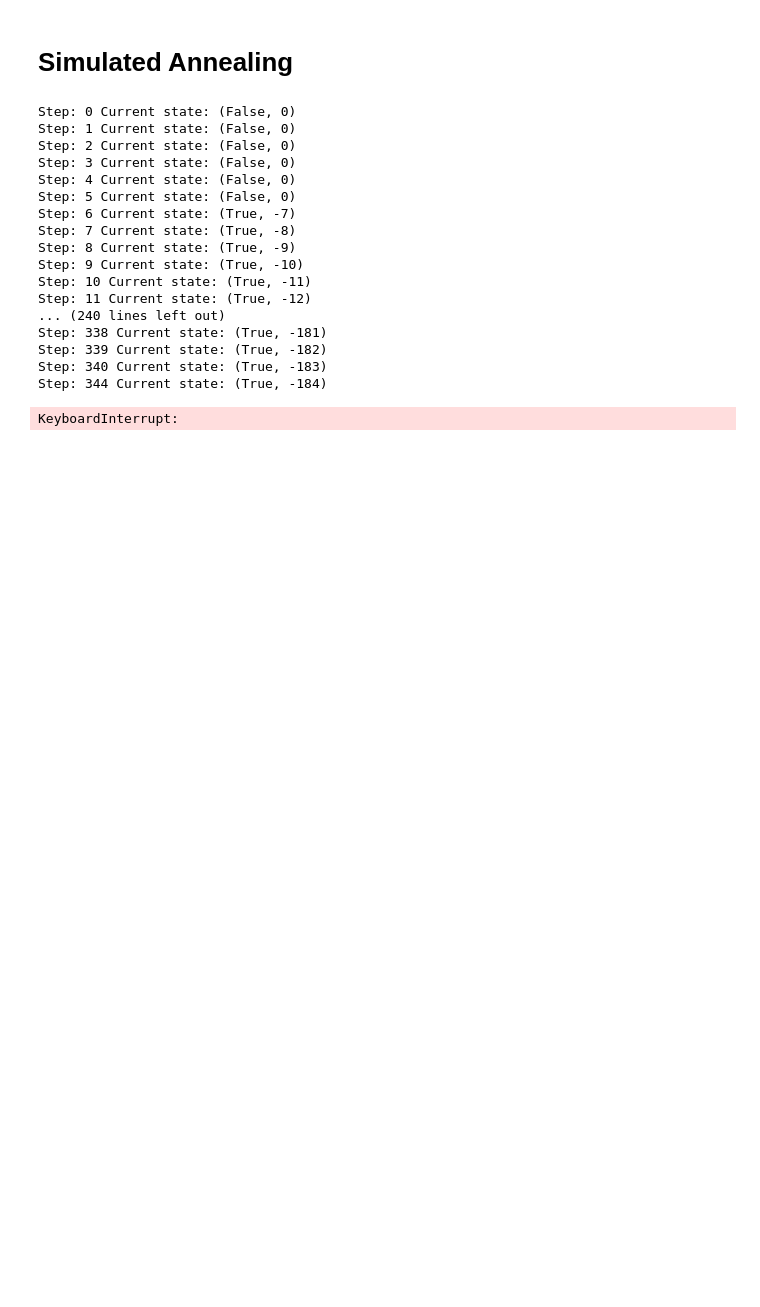
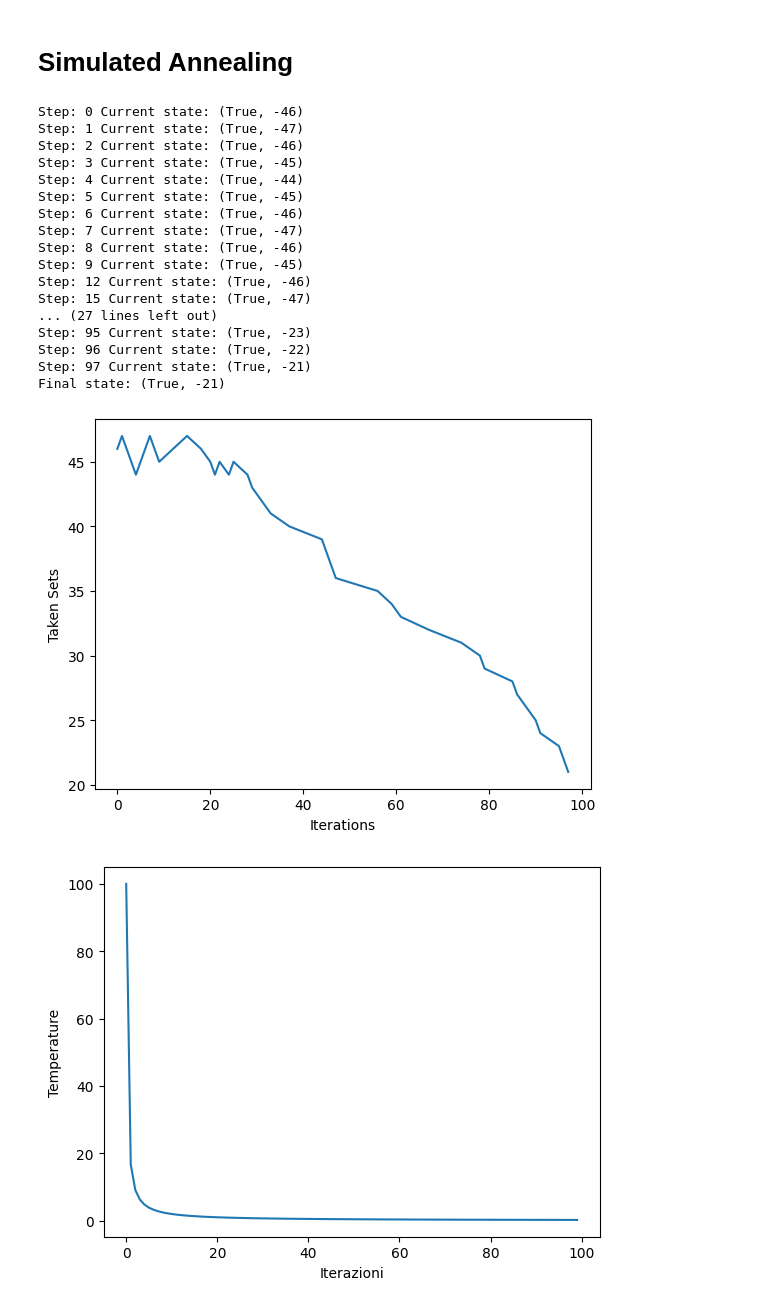
Before and after one commit to Nicocarad/ci23, a Jupyter notebook: Halloween.ipynb, the cells around one changed output. Cells and saved outputs as stored; diff of their text form; code cells hidden in the pictures; blank space fills up the shorter version.

```diff
--- a/Halloween.ipynb
+++ b/Halloween.ipynb
@@ -101,63 +107,61 @@ def acceptance_probability(current_solution, tweaked_solution, temp):
     x = -abs(current_solution[1] - tweaked_solution[1]) / temp
     return math.exp(x)
 # %%
-current_state = [choice([True, False]) for _ in range(num_sets[1])]
+current_state = [choice([True, False]) for _ in range(sets)]
 # current_state = [choice([False]) for _ in range(num_sets[1])]
-iterations = 2000
+
 temp_array = []
 probability_array = []
 taken_sets = []
 iteration_sets = []
 
 for step in range(iterations):
     new_state = tweak(current_state)
-    temp = iterations / (5*step + 1)
+    temp = iterations / (5 * step + 1)
     temp_array.append(temp)
     p = acceptance_probability(evaluate(current_state), evaluate(new_state), temp)
     probability_array.append(p)
 
     if evaluate(new_state) >= evaluate(current_state) or random() < p:
         current_state = new_state
         # print(current_state, evaluate(current_state))
         taken_sets.append(-evaluate(current_state)[1])
         iteration_sets.append(step)
         print("Step: " + str(step) + " Current state: " + str(evaluate(current_state)))
 
 print("Final state:", evaluate(current_state))
 
-plt.plot(iteration_sets,taken_sets)
-plt.xlabel('Iterazioni')
-plt.ylabel('Taken Sets')
-plt.title('Grafico dei taken sets in funzione delle iterazioni')
+plt.plot(iteration_sets, taken_sets)
+plt.xlabel("Iterations")
+plt.ylabel("Taken Sets")
 plt.show()
 
-plt.plot(range(iterations),temp_array)
-plt.xlabel('Iterazioni')
-plt.ylabel('Valori di temp_array')
-plt.title('Grafico di temp_array in funzione delle iterazioni')
+plt.plot(range(iterations), temp_array)
+plt.xlabel("Iterazioni")
+plt.ylabel("Temperature")
 plt.show()
 
-plt.plot(range(iterations),probability_array)
-plt.xlabel('Iterazioni')
-plt.ylabel('Valori di probability_array')
-plt.title('Grafico di probability_array in funzione delle iterazioni')
+plt.plot(range(iterations), probability_array)
+plt.xlabel("Iterations")
+plt.ylabel("Acceptance Probability")
 plt.show()
 # %% [output]
-Step: 0 Current state: (False, 0)
-Step: 1 Current state: (False, 0)
-Step: 2 Current state: (False, 0)
-Step: 3 Current state: (False, 0)
-Step: 4 Current state: (False, 0)
-Step: 5 Current state: (False, 0)
-Step: 6 Current state: (True, -7)
-Step: 7 Current state: (True, -8)
-Step: 8 Current state: (True, -9)
-Step: 9 Current state: (True, -10)
-Step: 10 Current state: (True, -11)
-Step: 11 Current state: (True, -12)
-... (240 lines left out)
-Step: 338 Current state: (True, -181)
-Step: 339 Current state: (True, -182)
-Step: 340 Current state: (True, -183)
-Step: 344 Current state: (True, -184)
+Step: 0 Current state: (True, -46)
+Step: 1 Current state: (True, -47)
+Step: 2 Current state: (True, -46)
+Step: 3 Current state: (True, -45)
+Step: 4 Current state: (True, -44)
+Step: 5 Current state: (True, -45)
+Step: 6 Current state: (True, -46)
+Step: 7 Current state: (True, -47)
+Step: 8 Current state: (True, -46)
+Step: 9 Current state: (True, -45)
+Step: 12 Current state: (True, -46)
+Step: 15 Current state: (True, -47)
+... (27 lines left out)
+Step: 95 Current state: (True, -23)
+Step: 96 Current state: (True, -22)
+Step: 97 Current state: (True, -21)
+Final state: (True, -21)
-KeyboardInterrupt:
+[figure, added]
+[figure, added]
```
Also changed, not shown: parts of 15 cells of this notebook, 1 other file.
